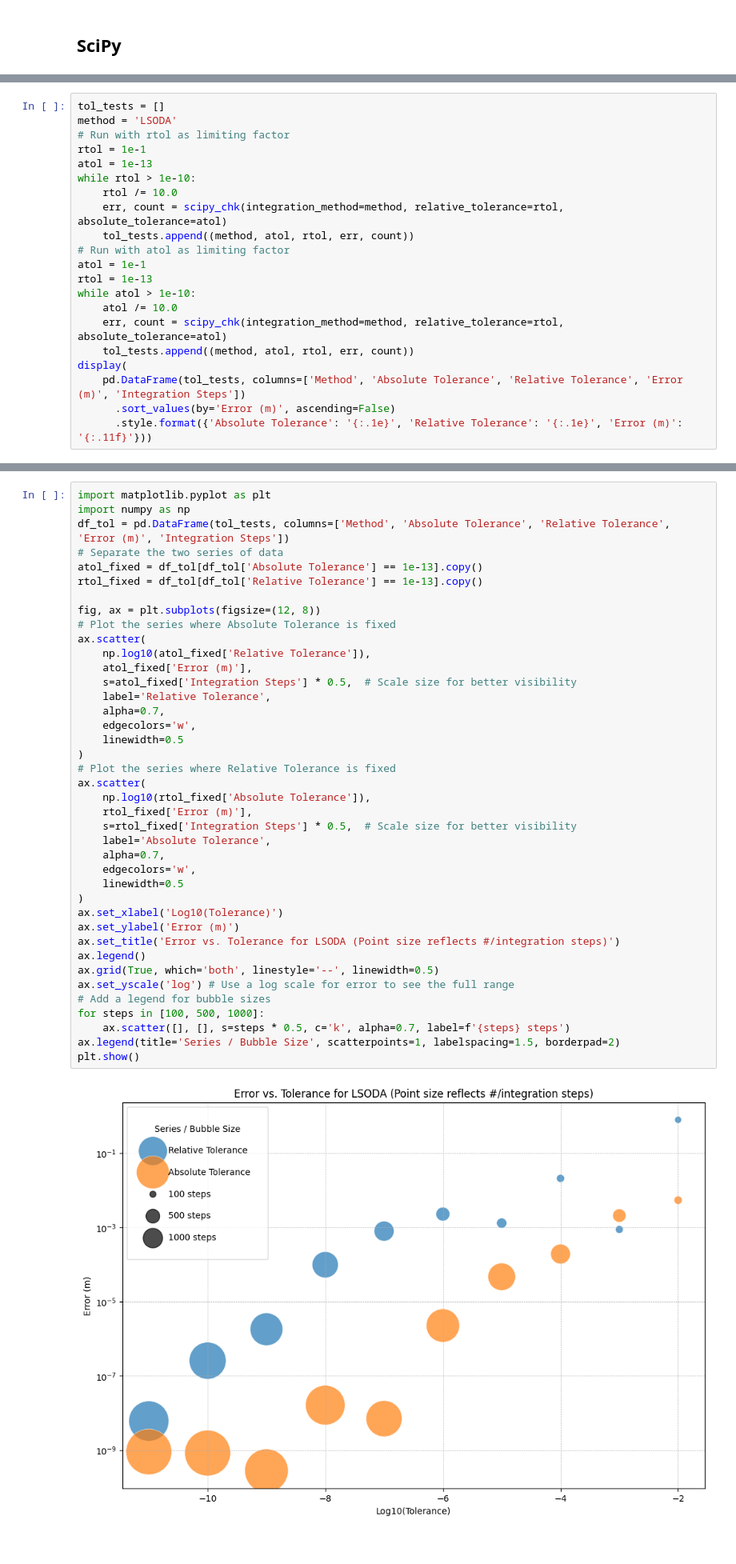
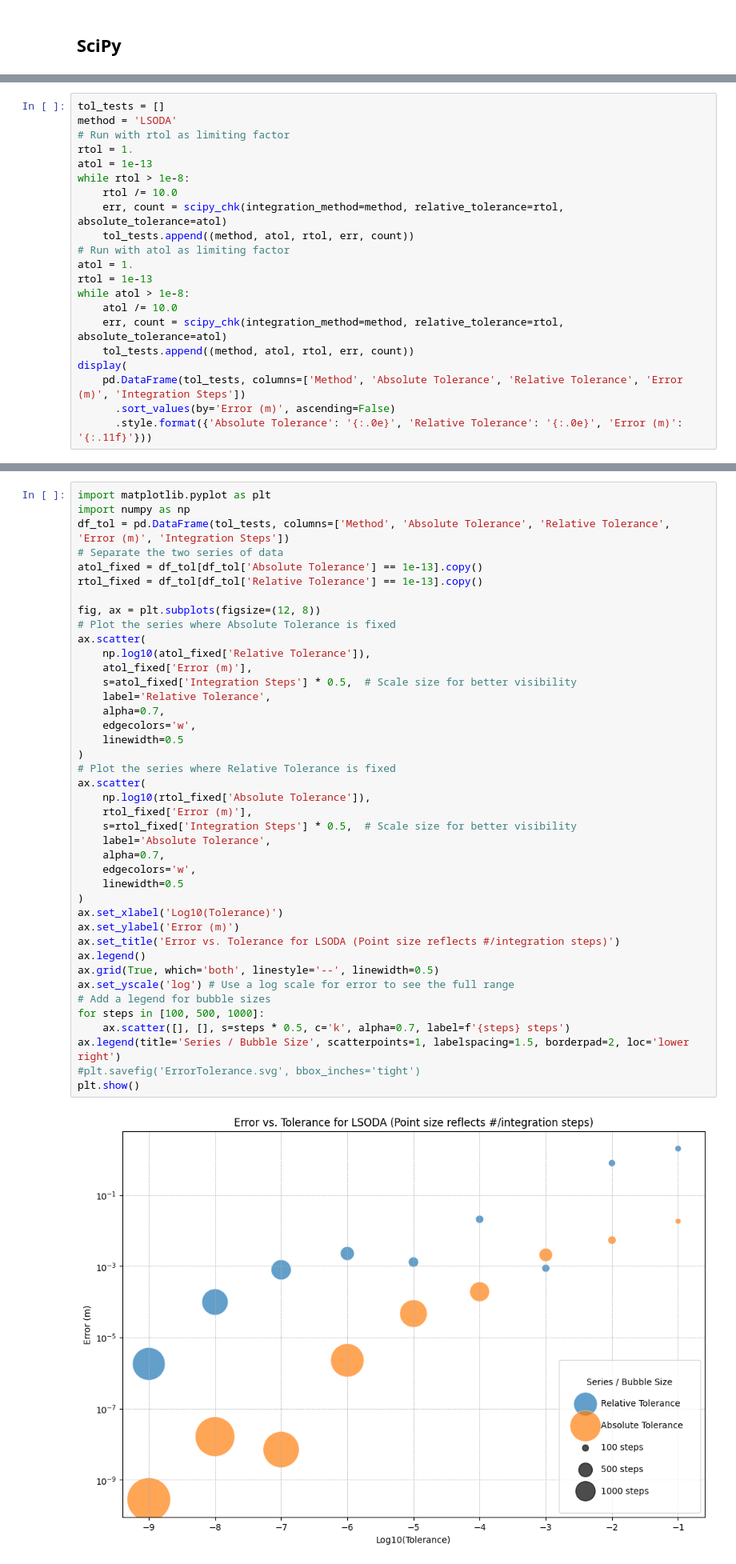
Before and after one commit to o-murphy/py-ballisticcalc, a Jupyter notebook: examples/BenchmarkEngines.ipynb, the cells around one changed output, grey strips where cells are left out. Shown at 80% size. Saved outputs shown, nothing was run; the diff lists cells and outputs as text.

```diff
--- a/examples/BenchmarkEngines.ipynb
+++ b/examples/BenchmarkEngines.ipynb
@@ -135,22 +135,22 @@ SciPy allows us to specify both "absolute" and "relative" error tolerance.  The
 tol_tests = []
 method = 'LSODA'
 # Run with rtol as limiting factor
-rtol = 1e-1
+rtol = 1.
 atol = 1e-13
-while rtol > 1e-10:
+while rtol > 1e-8:
     rtol /= 10.0
     err, count = scipy_chk(integration_method=method, relative_tolerance=rtol, absolute_tolerance=atol)
     tol_tests.append((method, atol, rtol, err, count))
 # Run with atol as limiting factor
-atol = 1e-1
+atol = 1.
 rtol = 1e-13
-while atol > 1e-10:
+while atol > 1e-8:
     atol /= 10.0
     err, count = scipy_chk(integration_method=method, relative_tolerance=rtol, absolute_tolerance=atol)
     tol_tests.append((method, atol, rtol, err, count))
 display(
     pd.DataFrame(tol_tests, columns=['Method', 'Absolute Tolerance', 'Relative Tolerance', 'Error (m)', 'Integration Steps'])
       .sort_values(by='Error (m)', ascending=False)
-      .style.format({'Absolute Tolerance': '{:.1e}', 'Relative Tolerance': '{:.1e}', 'Error (m)': '{:.11f}'}))
+      .style.format({'Absolute Tolerance': '{:.0e}', 'Relative Tolerance': '{:.0e}', 'Error (m)': '{:.11f}'}))
 # %% [output]
 |  | Method | Absolute Tolerance | Relative Tolerance | Error (m) | Integration Steps |
@@ -183,35 +183,36 @@ fig, ax = plt.subplots(figsize=(12, 8))
 ax.scatter(
     np.log10(atol_fixed['Relative Tolerance']),
     atol_fixed['Error (m)'],
     s=atol_fixed['Integration Steps'] * 0.5,  # Scale size for better visibility
     label='Relative Tolerance',
     alpha=0.7,
     edgecolors='w',
     linewidth=0.5
 )
 # Plot the series where Relative Tolerance is fixed
 ax.scatter(
     np.log10(rtol_fixed['Absolute Tolerance']),
     rtol_fixed['Error (m)'],
     s=rtol_fixed['Integration Steps'] * 0.5,  # Scale size for better visibility
     label='Absolute Tolerance',
     alpha=0.7,
     edgecolors='w',
     linewidth=0.5
 )
 ax.set_xlabel('Log10(Tolerance)')
 ax.set_ylabel('Error (m)')
 ax.set_title('Error vs. Tolerance for LSODA (Point size reflects #/integration steps)')
 ax.legend()
 ax.grid(True, which='both', linestyle='--', linewidth=0.5)
 ax.set_yscale('log') # Use a log scale for error to see the full range
 # Add a legend for bubble sizes
 for steps in [100, 500, 1000]:
     ax.scatter([], [], s=steps * 0.5, c='k', alpha=0.7, label=f'{steps} steps')
-ax.legend(title='Series / Bubble Size', scatterpoints=1, labelspacing=1.5, borderpad=2)
+ax.legend(title='Series / Bubble Size', scatterpoints=1, labelspacing=1.5, borderpad=2, loc='lower right')
+#plt.savefig('ErrorTolerance.svg', bbox_inches='tight')
 plt.show()
 # %% [output]
-[figure, old version]
+[figure, new version]
 # %% [markdown]
 #### RK45
 # %%
```
Also changed, not shown: parts of 17 cells of this notebook, 3 other files.
